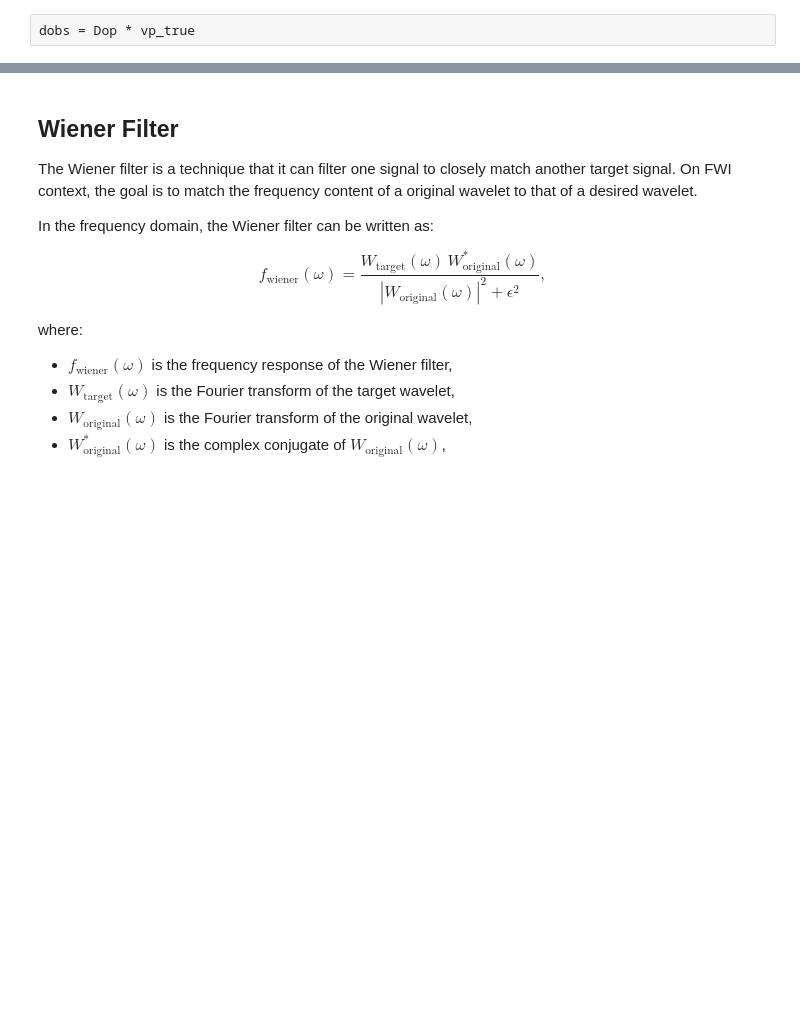
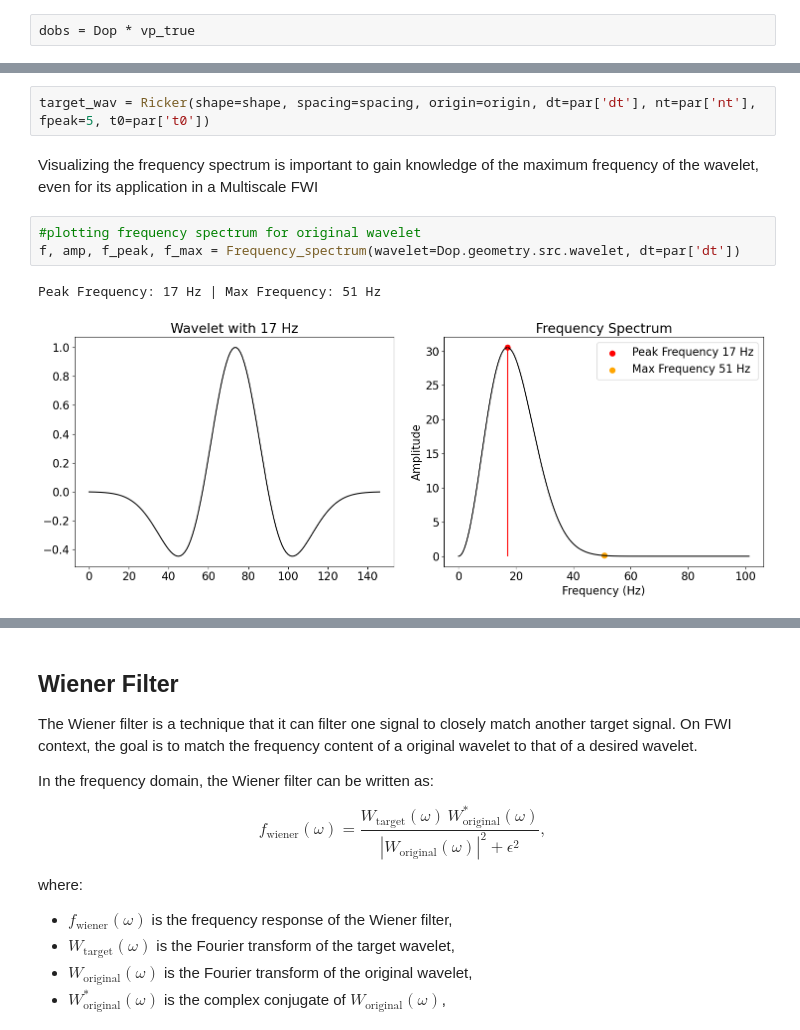
Before and after one commit to LIGA-UFBA/Pylops, a Jupyter notebook: tutorials/notebooks/wiener_filter.ipynb, the cells around one changed output, grey strips where cells are left out. Saved outputs shown, nothing was run; the diff lists cells and outputs as text; blank space fills up the shorter version.

```diff
--- a/tutorials/notebooks/wiener_filter.ipynb
+++ b/tutorials/notebooks/wiener_filter.ipynb
@@ -146,0 +119,10 @@ plot_data(dcalc,shot=shot_dcalc, title=f'Dcalc Shot {shot_dcalc} with {f} Hz')
+# %%
+target_wav = Ricker(shape=shape, spacing=spacing, origin=origin, dt=par['dt'], nt=par['nt'], fpeak=5, t0=par['t0'])
+# %% [markdown]
+Visualizing the frequency spectrum is important to gain knowledge of the maximum frequency of the wavelet, even for its application in a Multiscale FWI
+# %%
+#plotting frequency spectrum for original wavelet
+f, amp, f_peak, f_max = Frequency_spectrum(wavelet=Dop.geometry.src.wavelet, dt=par['dt'])
+# %% [output]
+Peak Frequency: 17 Hz | Max Frequency: 51 Hz
+[figure, added]
```
Also changed, not shown: parts of 15 cells of this notebook, 1 other file.
